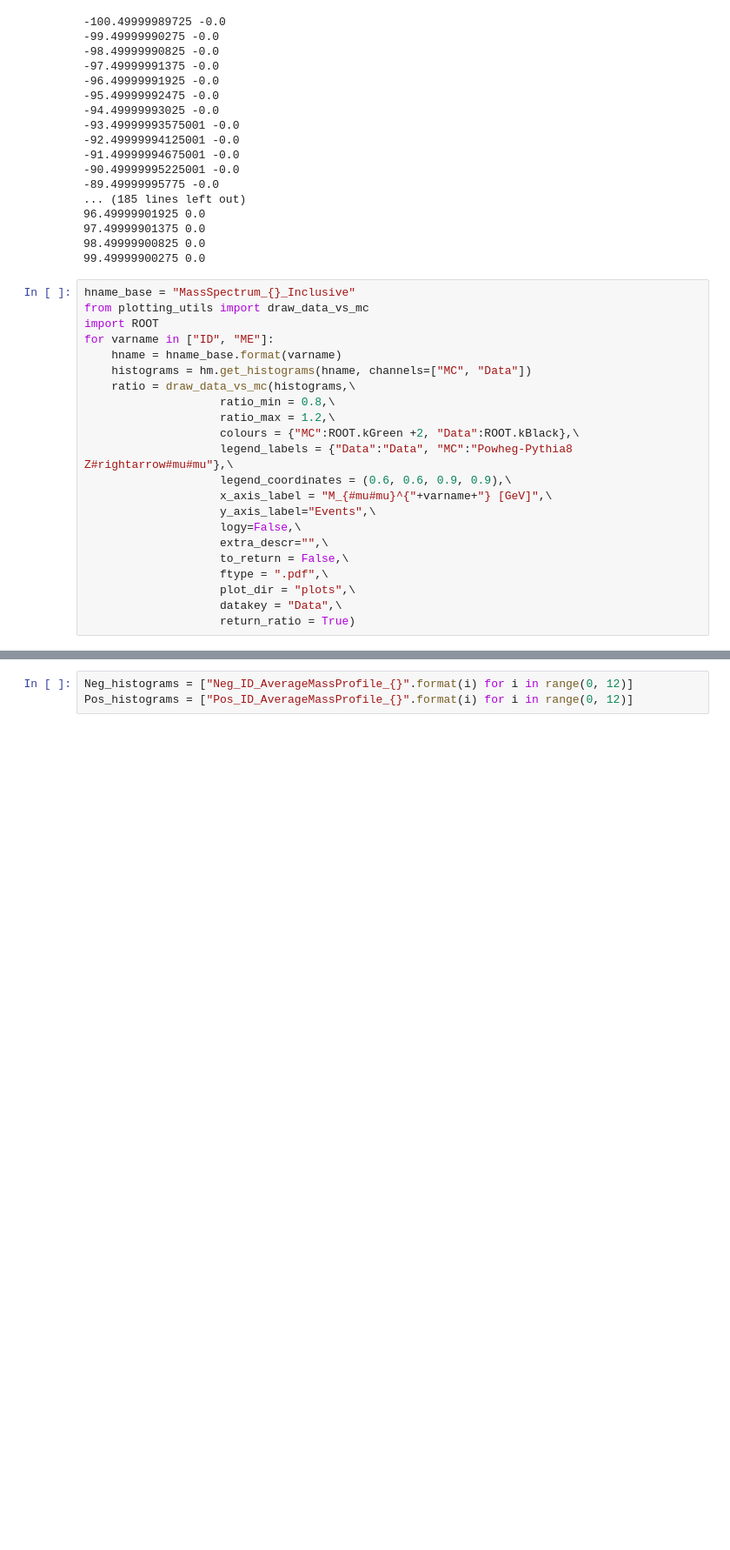
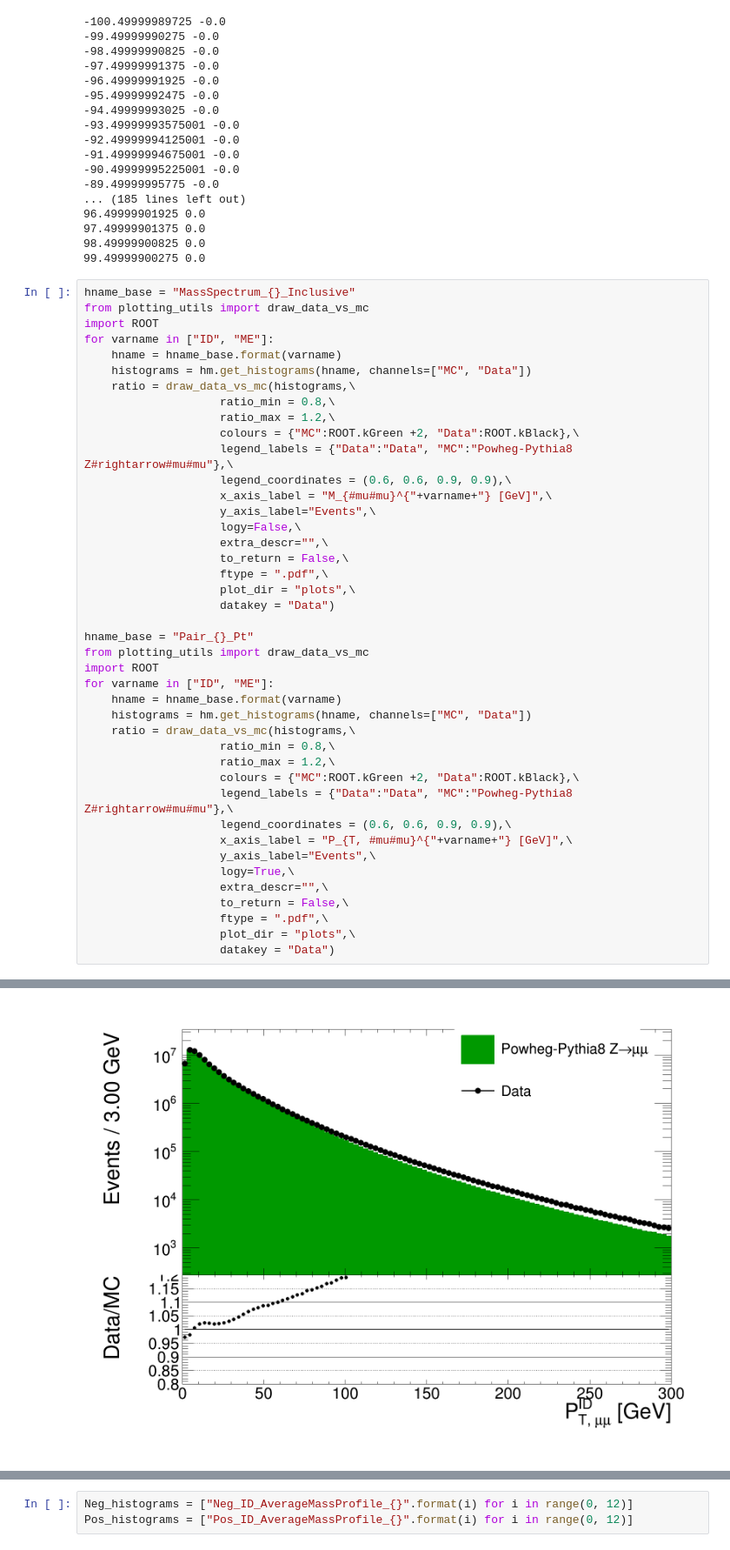
Before and after one commit to luadamek/PyMomentumValidation, a Jupyter notebook: TestPlotting.ipynb, the cells around one changed output, grey strips where cells are left out. Shown at 87% size. Cells and saved outputs as stored; diff of their text form; blank space fills up the shorter version.

```diff
--- a/TestPlotting.ipynb
+++ b/TestPlotting.ipynb
@@ -153,8 +154,28 @@ for varname in ["ID", "ME"]:
                     to_return = False,\
                     ftype = ".pdf",\
                     plot_dir = "plots",\
-                    datakey = "Data",\
-                    return_ratio = True)
+                    datakey = "Data")
+
+hname_base = "Pair_{}_Pt"
+from plotting_utils import draw_data_vs_mc
+import ROOT
+for varname in ["ID", "ME"]:
+    hname = hname_base.format(varname)
+    histograms = hm.get_histograms(hname, channels=["MC", "Data"])
+    ratio = draw_data_vs_mc(histograms,\
+                    ratio_min = 0.8,\
+                    ratio_max = 1.2,\
+                    colours = {"MC":ROOT.kGreen +2, "Data":ROOT.kBlack},\
+                    legend_labels = {"Data":"Data", "MC":"Powheg-Pythia8 Z#rightarrow#mu#mu"},\
+                    legend_coordinates = (0.6, 0.6, 0.9, 0.9),\
+                    x_axis_label = "P_{T, #mu#mu}^{"+varname+"} [GeV]",\
+                    y_axis_label="Events",\
+                    logy=True,\
+                    extra_descr="",\
+                    to_return = False,\
+                    ftype = ".pdf",\
+                    plot_dir = "plots",\
+                    datakey = "Data")
 # %% [output]
 Warning in <TCanvas::Constructor>: Deleting canvas with same name: canvMassSpectrum_ID_InclusiveMC MassSpectrum_ID_InclusiveData
 Info in <TCanvas::Print>: pdf file plots/MassSpectrum_ID_InclusiveMC MassSpectrum_ID_InclusiveData.pdf has been created
@@ -163,2 +188,3 @@ Info in <TCanvas::Print>: pdf file plots/MassSpectrum_ME_InclusiveMC MassSpectru
 [figure]
 [figure]
+[figure, added]
```
Also changed, not shown: parts of 9 cells of this notebook, 9 other files.
